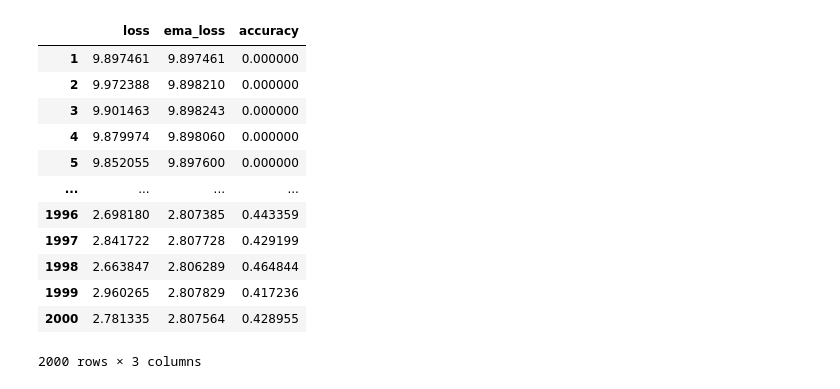
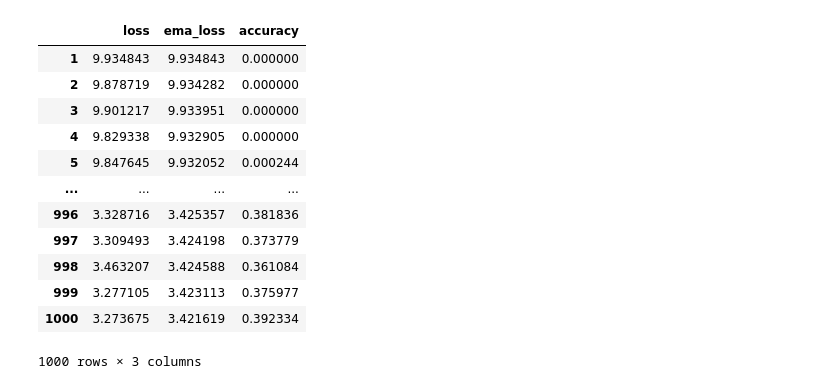
Before and after one commit to gaminghusky1/AIProjects, a Jupyter notebook: Neural Networks From Scratch/Transformers/metric_view.ipynb, the cells around one changed output. Cells and saved outputs as stored; diff of their text form; code cells hidden in the pictures.

```diff
--- a/Neural Networks From Scratch/Transformers/metric_view.ipynb
+++ b/Neural Networks From Scratch/Transformers/metric_view.ipynb
@@ -2,22 +2,22 @@
 import pandas as pd
 import matplotlib.pyplot as plt
 # %%
-metrics = pd.read_csv("TinychatModels/better_tinychat_metrics.csv", index_col=0)
+metrics = pd.read_csv("TinychatModels/tinychat_model_metrics.csv", index_col=0)
 metrics
 # %% [output]
 |  | loss | ema_loss | accuracy |
-| 1 | 9.897461 | 9.897461 | 0.000000 |
-| 2 | 9.972388 | 9.898210 | 0.000000 |
-| 3 | 9.901463 | 9.898243 | 0.000000 |
-| 4 | 9.879974 | 9.898060 | 0.000000 |
-| 5 | 9.852055 | 9.897600 | 0.000000 |
+| 1 | 9.934843 | 9.934843 | 0.000000 |
+| 2 | 9.878719 | 9.934282 | 0.000000 |
+| 3 | 9.901217 | 9.933951 | 0.000000 |
+| 4 | 9.829338 | 9.932905 | 0.000000 |
+| 5 | 9.847645 | 9.932052 | 0.000244 |
 | ... | ... | ... | ... |
-| 1996 | 2.698180 | 2.807385 | 0.443359 |
-| 1997 | 2.841722 | 2.807728 | 0.429199 |
-| 1998 | 2.663847 | 2.806289 | 0.464844 |
-| 1999 | 2.960265 | 2.807829 | 0.417236 |
-| 2000 | 2.781335 | 2.807564 | 0.428955 |
+| 996 | 3.328716 | 3.425357 | 0.381836 |
+| 997 | 3.309493 | 3.424198 | 0.373779 |
+| 998 | 3.463207 | 3.424588 | 0.361084 |
+| 999 | 3.277105 | 3.423113 | 0.375977 |
+| 1000 | 3.273675 | 3.421619 | 0.392334 |
-2000 rows × 3 columns
+1000 rows × 3 columns
 # %%
 loss_fig, loss_ax = plt.subplots()
 loss_ax.plot(metrics["loss"])
```
Also changed, not shown: parts of 1 cell of this notebook, 18 other files.
